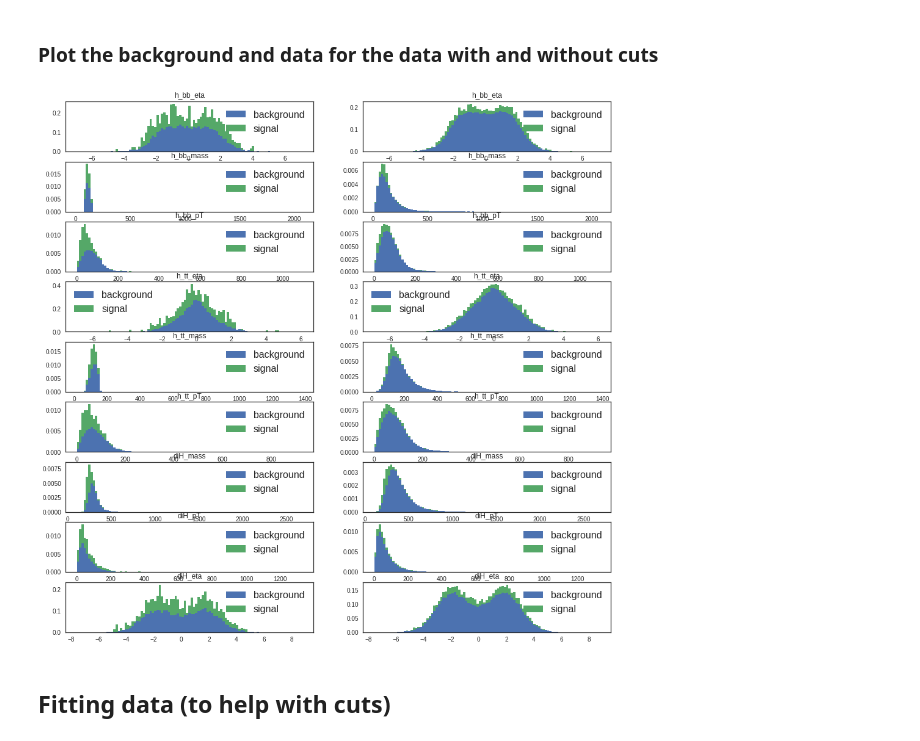
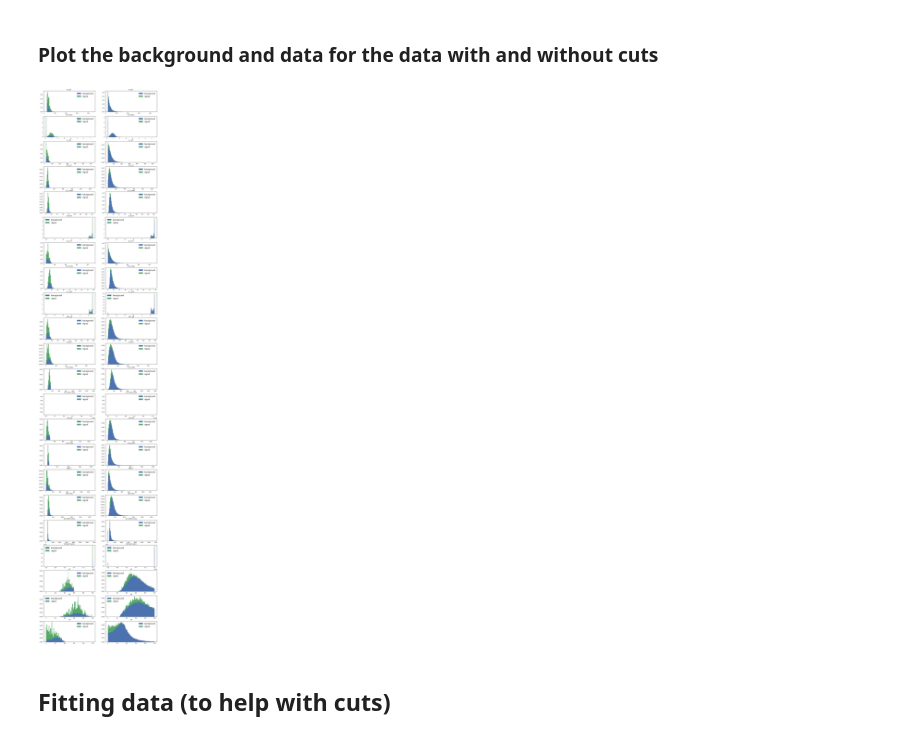
Before and after one commit to antcap96/estagio, a Jupyter notebook: Untitled.ipynb, the cells around one changed output. Drawn from its saved outputs; the diff is of its cells as text; code cells hidden in the pictures.

```diff
--- a/Untitled.ipynb
+++ b/Untitled.ipynb
@@ -134,19 +134,26 @@ for i in range(1, len(backgroundAnal)):
 
 # Variables to create the cuts
 
-#signalSelector = [pandas.Series([True for i in range(len(signalAnal[i]))]) for i in range(len(signalAnal))]
 signalSelector = [pandas.Series(np.ones(len(signal_anal), dtype=bool)) for signal_anal in signalAnal]
-#backgroundSelector = [pandas.Series([True for i in range(len(backgroundAnal[i]))]) for i in range(len(backgroundAnal))]
 backgroundSelector = [pandas.Series(np.ones(len(background_anal), dtype=bool)) for background_anal in backgroundAnal]
 
 #
 # Add conditions here:
 #
-for i in range(len(signalSelector)):
-    signalSelector[i] = signalSelector[i] & (((signalAnal[i]['h_bb_mass']-116)/35)**2 + ((signalAnal[i]['h_tt_mass']-111)/45)**2 < 1)
 
-for i in range(len(backgroundSelector)):
-    backgroundSelector[i] = backgroundSelector[i] & (((backgroundAnal[i]['h_bb_mass']-116)/35)**2 + ((backgroundAnal[i]['h_tt_mass']-111)/45)**2 < 1)
+for selector, analData in [(signalSelector, signalAnal), (backgroundSelector, backgroundAnal)]:
+    for i in range(len(selector)):
+        selector[i] = selector[i] & (((analData[i]['h_bb_mass']-116)/35)**2 + ((analData[i]['h_tt_mass']-111)/45)**2 < 1)
+        selector[i] = selector[i] & (analData[i]['b_0_pT'] < 130)
+        selector[i] = selector[i] & (analData[i]['t_1_pT'] < 80)
+        selector[i] = selector[i] & (analData[i]['t_0_pT'] > 30) #cuts a lot of signal
+        selector[i] = selector[i] & (analData[i]['h_tt_pT'] < 160)
+        selector[i] = selector[i] & (analData[i]['h_bb_pT'] < 100)
+        selector[i] = selector[i] & (analData[i]['mPT_pT'] < 100)
+        #selector[i] = selector[i] & (analData[i]['diH_pT'] < 160) #bad cut
+        selector[i] = selector[i] & (analData[i]['hT'] < 250)
+        selector[i] = selector[i] & (analData[i]['sT'] < 300)
+        selector[i] = selector[i] & (analData[i]['mT'] < 100)
 
 # Data after cuts
 cutSignalAnal, cutBackgroundAnal = [], []
@@ -215,41 +222,56 @@ weightCutRatio = sum(weightCutSignal)/sum(weightCutBackground)
 # %% [markdown]
 ### Plot the background and data for the data with and without cuts
 # %%
-fig = plt.figure(figsize=(16, 16))
+fig = plt.figure(figsize=(16, 80))
 
 # make so that Signal and Background have the same area in the histogram
 normalizeSignalBackground = False
 
 if normalizeSignalBackground:
     weightsCut = [weightCutBackground*weightCutRatio, weightCutSignal]
     weights = [weightBackground*weightRatio, weightSignal]
 else:
     weightsCut = [weightCutBackground, weightCutSignal]
     weights = [weightBackground, weightSignal]
 
 # variables to show
-to_analise = ['h_bb_eta', 'h_bb_mass', 'h_bb_pT', 'h_tt_eta', 'h_tt_mass', 'h_tt_pT', 'diH_mass', 'diH_pT', 'diH_eta']
+particles = ['t_0', 't_1', 'b_0', 'b_1', 'h_tt', 'h_bb', 'diH']
+genFeatures = [var for var in allSignalData.columns if str.startswith(var, "gen")] #Generator features; not for training
+trainFeatures = [var for var in allSignalData.columns if var not in genFeatures] #Reconstructed features; ok for training
+pTEtaPhi = [var for var in trainFeatures for x in ['eta', 'phi', 't_1_mass'] if x in var]
+trainFeatures = [var for var in trainFeatures if var not in pTEtaPhi]
+fsFeatures = [var for var in trainFeatures for p in particles + ['mPT'] if p in var]
+
+to_analise = fsFeatures + ['sT', 'hT', 'mT']
+#['h_bb_eta', 'h_bb_mass', 'h_bb_pT', 'h_tt_eta', 'h_tt_mass', 'h_tt_pT', 'diH_mass', 'diH_pT', 'diH_eta']
 
 for i, var_to_analise in enumerate(to_analise):
     bins = np.linspace(min(allBackgroundData[var_to_analise]), max(allBackgroundData[var_to_analise]), 100)
+
+    if var_to_analise == 'sT':
+        bins = np.linspace(0, 500, 100)
+    if var_to_analise == 'hT':
+        bins = np.linspace(0, 250, 100)
+    if var_to_analise == 'mT':
+        bins = np.linspace(0, 250, 100)
 
     fig.add_subplot(len(to_analise),2,2*i+1)
 
     histData = [allCutBackgroundAnal[var_to_analise], allCutSignalAnal[var_to_analise]]
     plt.hist(histData, bins=bins, stacked=True, label=["background", "signal"], weights=weightsCut, normed=True)
     plt.title(var_to_analise)
     plt.legend(fontsize=16)
 
     fig.add_subplot(len(to_analise),2,2*i+2)
 
     allHistData = [allBackgroundAnal[var_to_analise], allSignalAnal[var_to_analise]]
     plt.hist(allHistData, bins=bins, stacked=True, label=["background", "signal"], weights=weights, normed=True)
     plt.title(var_to_analise)
     plt.legend(fontsize=16)
 
 plt.show()
 # %% [output]
-[figure, old version]
+[figure, new version]
 # %% [markdown]
 ## Fitting data (to help with cuts)
 # %% [markdown]
```
Also changed, not shown: parts of 3 cells of this notebook.
